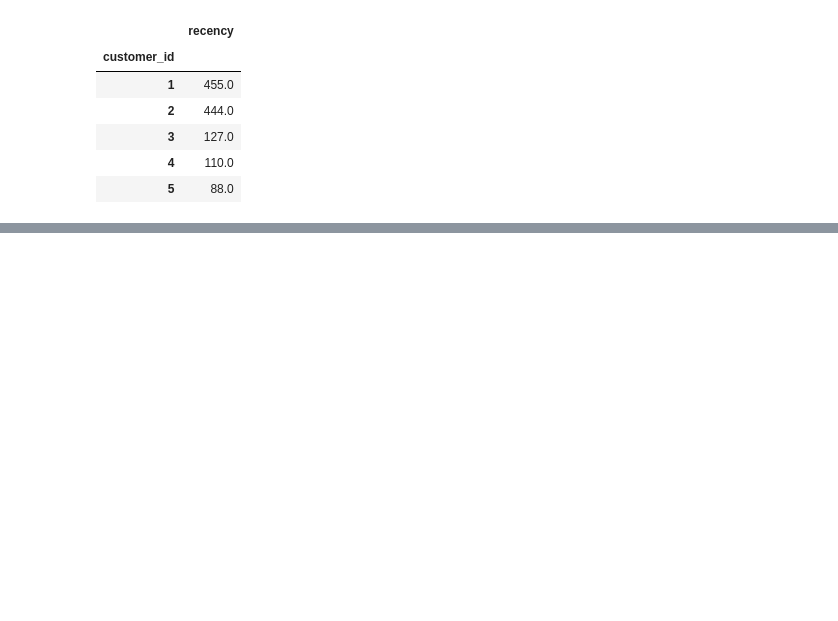
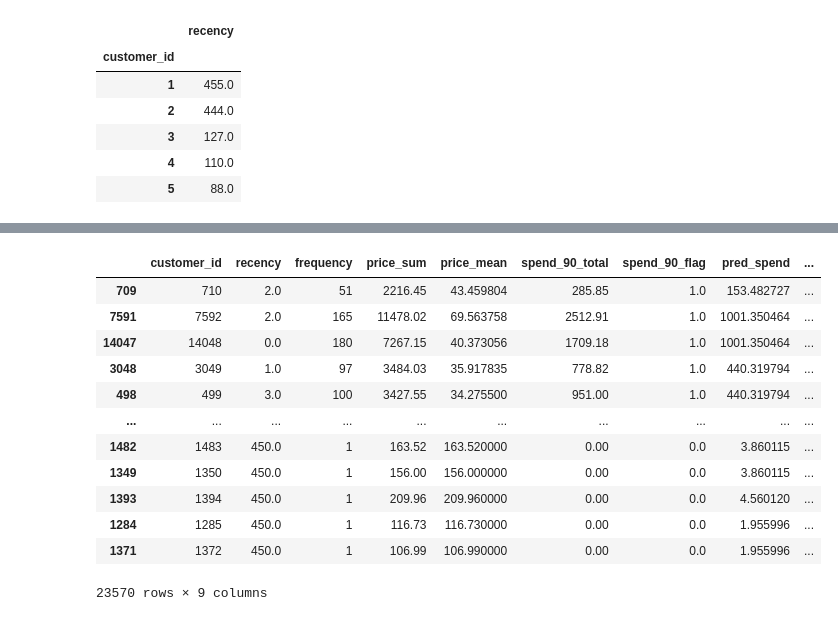
Before and after one commit to joaopcnogueira/colab-notebooks, a Jupyter notebook: Customer_Lifetime_Value.ipynb, the cells around one changed output, grey strips where cells are left out. Saved outputs shown, nothing was run; the diff lists cells and outputs as text; code cells hidden in the pictures; blank space fills up the shorter version.

```diff
--- a/Customer_Lifetime_Value.ipynb
+++ b/Customer_Lifetime_Value.ipynb
@@ -197,0 +484,17 @@ recency_features_df.head()
+# %%
+predictions_df \
+  .sort_values('pred_prob', ascending=False)
+# %% [output]
+|  | customer_id | recency | frequency | price_sum | price_mean | spend_90_total | spend_90_flag | pred_spend | ... |
+| 709 | 710 | 2.0 | 51 | 2216.45 | 43.459804 | 285.85 | 1.0 | 153.482727 | ... |
+| 7591 | 7592 | 2.0 | 165 | 11478.02 | 69.563758 | 2512.91 | 1.0 | 1001.350464 | ... |
+| 14047 | 14048 | 0.0 | 180 | 7267.15 | 40.373056 | 1709.18 | 1.0 | 1001.350464 | ... |
+| 3048 | 3049 | 1.0 | 97 | 3484.03 | 35.917835 | 778.82 | 1.0 | 440.319794 | ... |
+| 498 | 499 | 3.0 | 100 | 3427.55 | 34.275500 | 951.00 | 1.0 | 440.319794 | ... |
+| ... | ... | ... | ... | ... | ... | ... | ... | ... | ... |
+| 1482 | 1483 | 450.0 | 1 | 163.52 | 163.520000 | 0.00 | 0.0 | 3.860115 | ... |
+| 1349 | 1350 | 450.0 | 1 | 156.00 | 156.000000 | 0.00 | 0.0 | 3.860115 | ... |
+| 1393 | 1394 | 450.0 | 1 | 209.96 | 209.960000 | 0.00 | 0.0 | 4.560120 | ... |
+| 1284 | 1285 | 450.0 | 1 | 116.73 | 116.730000 | 0.00 | 0.0 | 1.955996 | ... |
+| 1371 | 1372 | 450.0 | 1 | 106.99 | 106.990000 | 0.00 | 0.0 | 1.955996 | ... |
+23570 rows × 9 columns
```
Also changed, not shown: parts of 43 cells of this notebook.
